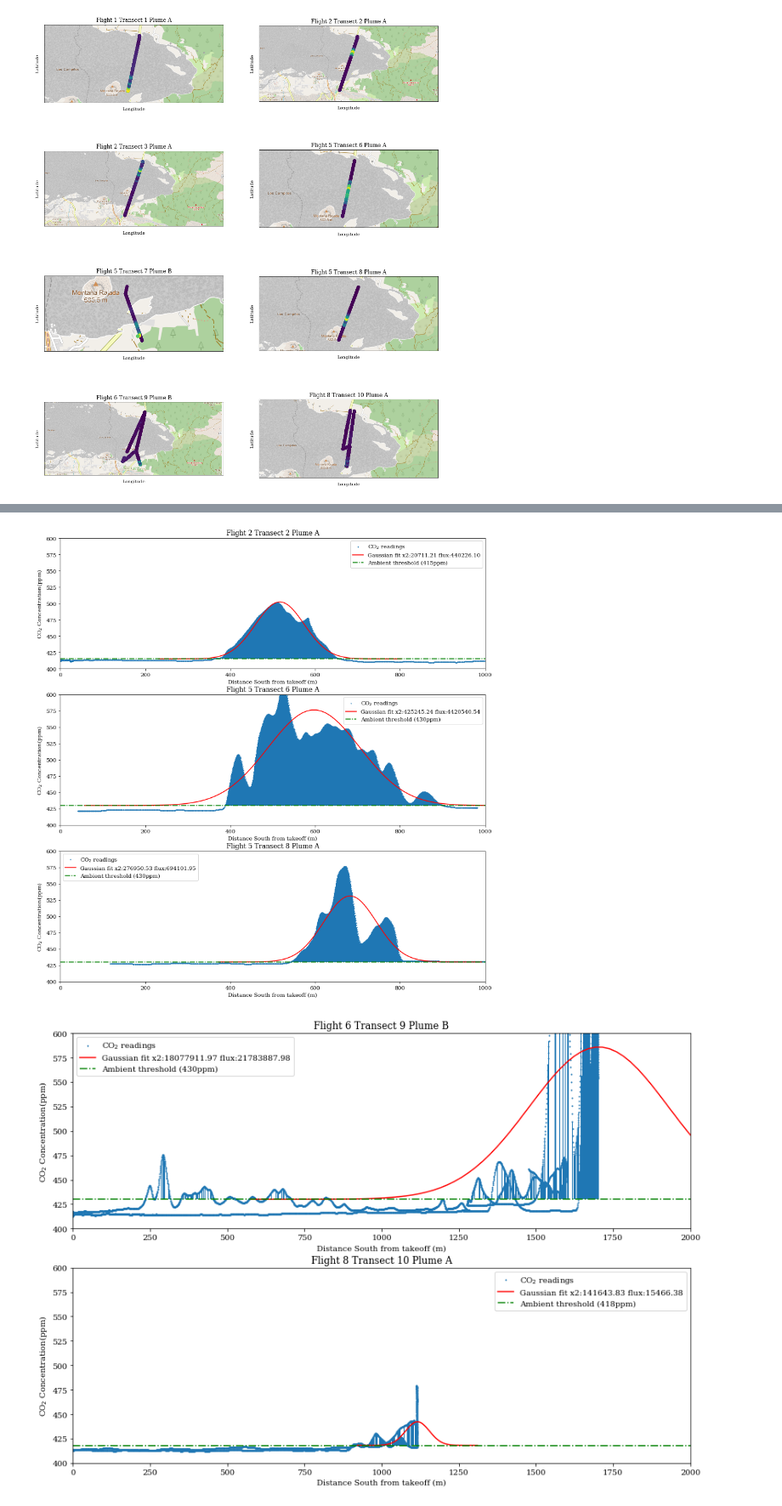
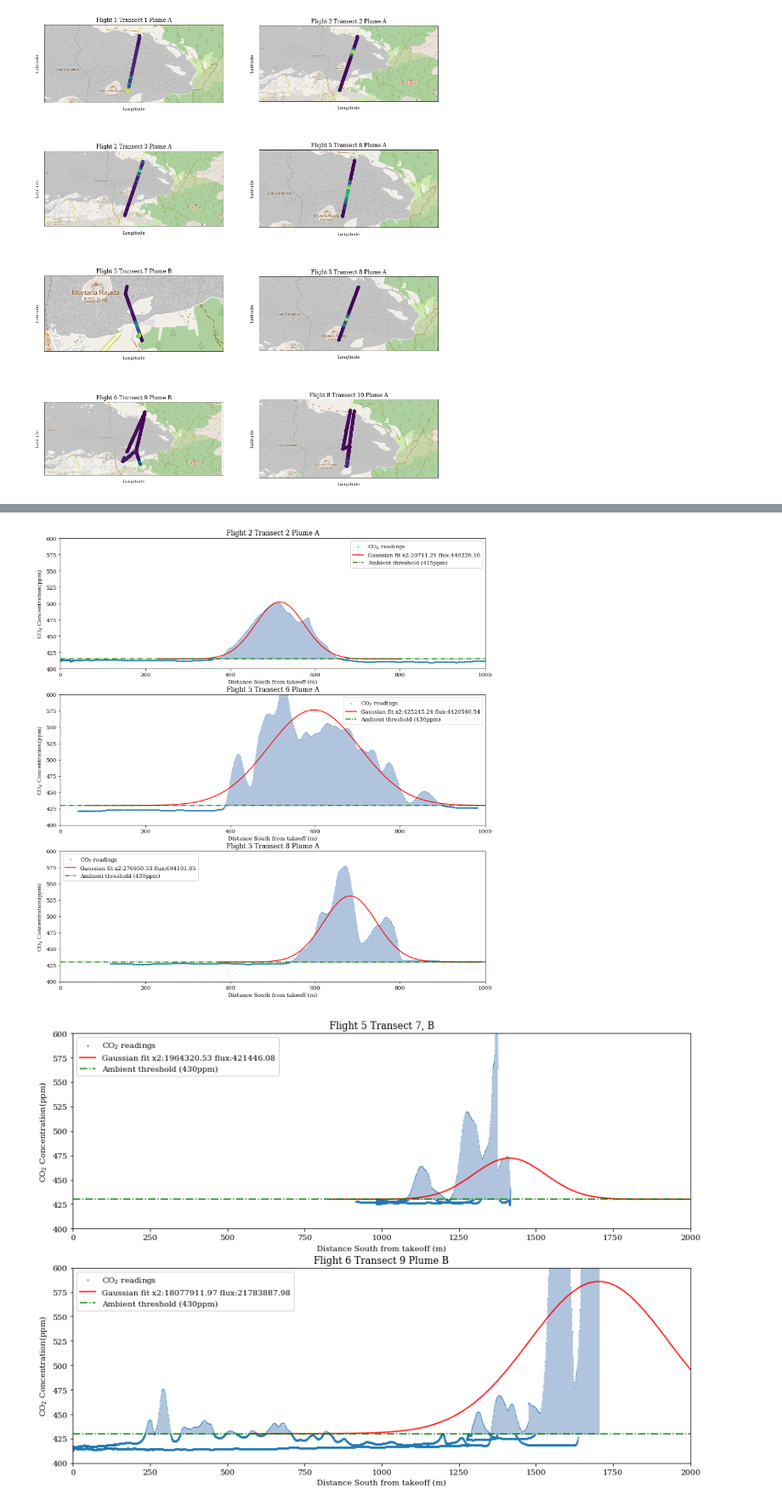
Before and after one commit to BCLab-UNM/lapalma-expedition, a Jupyter notebook: La Palma Nov 2021.ipynb, the cells around one changed output, grey strips where cells are left out. Shown at 85% size. Cells and saved outputs as stored; diff of their text form; code cells hidden in the pictures.

```diff
--- a/La Palma Nov 2021.ipynb
+++ b/La Palma Nov 2021.ipynb
@@ -612,7 +629,7 @@ def arrayExcept(array, index):
     return array[:index] + array[index+1:]
 
 
-fig, ax = plt.subplots(figsize=(14, 5))
+fig, ax = plt.subplots(figsize=(10, 4))
 
 ax2=ax.twinx()
 ax.title.set_text("Measured CO$_2$ concentrations and $\delta^{13}C$ from ground and UAV.")
@@ -651,7 +668,6 @@ def render_area_data(starting_position, data, ambient, title, ax, limit_distance
 
 
     distance_data = []
-    earthCircumference = 40008000
     max_distance = 0
     for d in data:
         lat_diff = (starting_position.lat - d.lat) * (earthCircumference / 360) * math.cos(starting_position.lat * 0.01745)
@@ -744,7 +760,7 @@ def render_area_data(starting_position, data, ambient, title, ax, limit_distance
             if distance_data[i]["value"] > ambient:
                 left = (distance_data[i-1]["distance"] + distance_data[i]["distance"]) / 2 if i > 0 else distance_data[i]["distance"]
                 right = (distance_data[i]["distance"] + distance_data[i+1]["distance"]) / 2 if i < size - 1 else distance_data[i]["distance"]
-                ax.add_patch(Rectangle((left, ambient), right - left, distance_data[i]["value"] - ambient))
+                ax.add_patch(Rectangle((left, ambient), right - left, distance_data[i]["value"] - ambient, color='lightsteelblue'))
 
     [minimum_s, minimum_x2] = gradient_descent(0, 100, 1000)
 
@@ -784,8 +800,10 @@ render_area_data(lapalma_flight5[0], returning_plume, 430, 'Flight 5 Transect 8
 plt.savefig("transect_plumeA_areas.pdf", format="pdf")
 
 fig, axs = plt.subplots(2, 1, figsize=(14, 10))
-render_area_data(lapalma_flight6[0], lapalma_flight6, 430, 'Flight 6 Transect 9 Plume B', axs[0], limit_distance=2000, legend=True, use_max=True)
-render_area_data(lapalma_flight8[0], lapalma_flight8, 418, 'Flight 8 Transect 10 Plume A', axs[1], limit_distance=2000, legend=True, use_max=True)
+
+render_area_data(lapalma_flight5[0], curtain_plume, 430, 'Flight 5 Transect 7, B', axs[0], limit_distance=2000, legend=True, use_max=True)
+render_area_data(lapalma_flight6[0], lapalma_flight6, 430, 'Flight 6 Transect 9 Plume B', axs[1], limit_distance=2000, legend=True, use_max=True)
+# render_area_data(lapalma_flight8[0], lapalma_flight8, 418, 'Flight 8 Transect 10 Plume A', axs[1], limit_distance=2000, legend=True, use_max=True)
 plt.savefig("transect_plumeB_areas.pdf", format="pdf")
 # %% [output]
 Flight 2 Transect 2 Plume A, 516.95, 57.21, 12793.28, 12540.32, 20711.21
@@ -796,2 +814,2 @@ Flight 8 Transect 10 Plume A, 1116.22, 38.83, 1248.94, 2350.53, 141643.83
-[figure, old version]
+[figure, new version]
-[figure, old version]
+[figure, new version]
```
Also changed, not shown: parts of 9 cells of this notebook, 1 other file.
